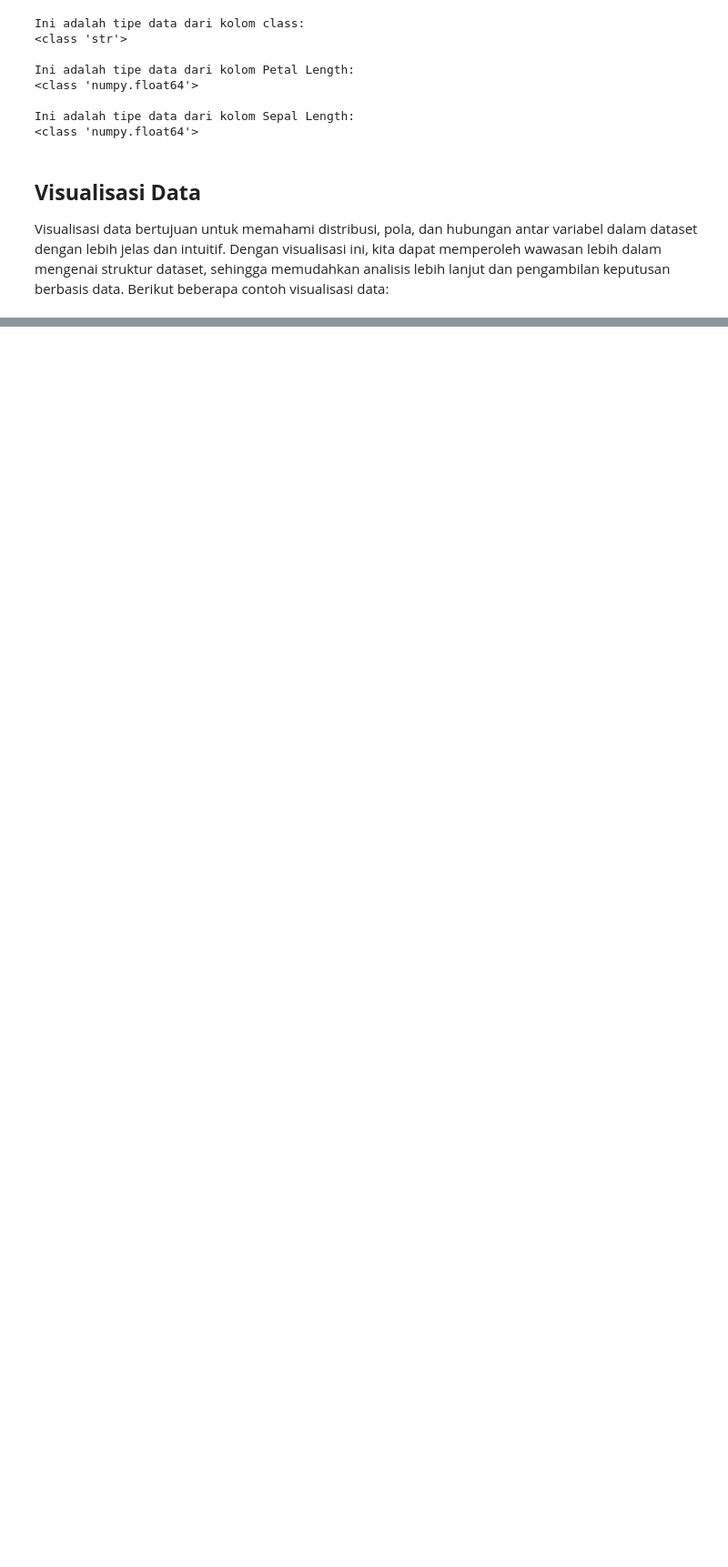
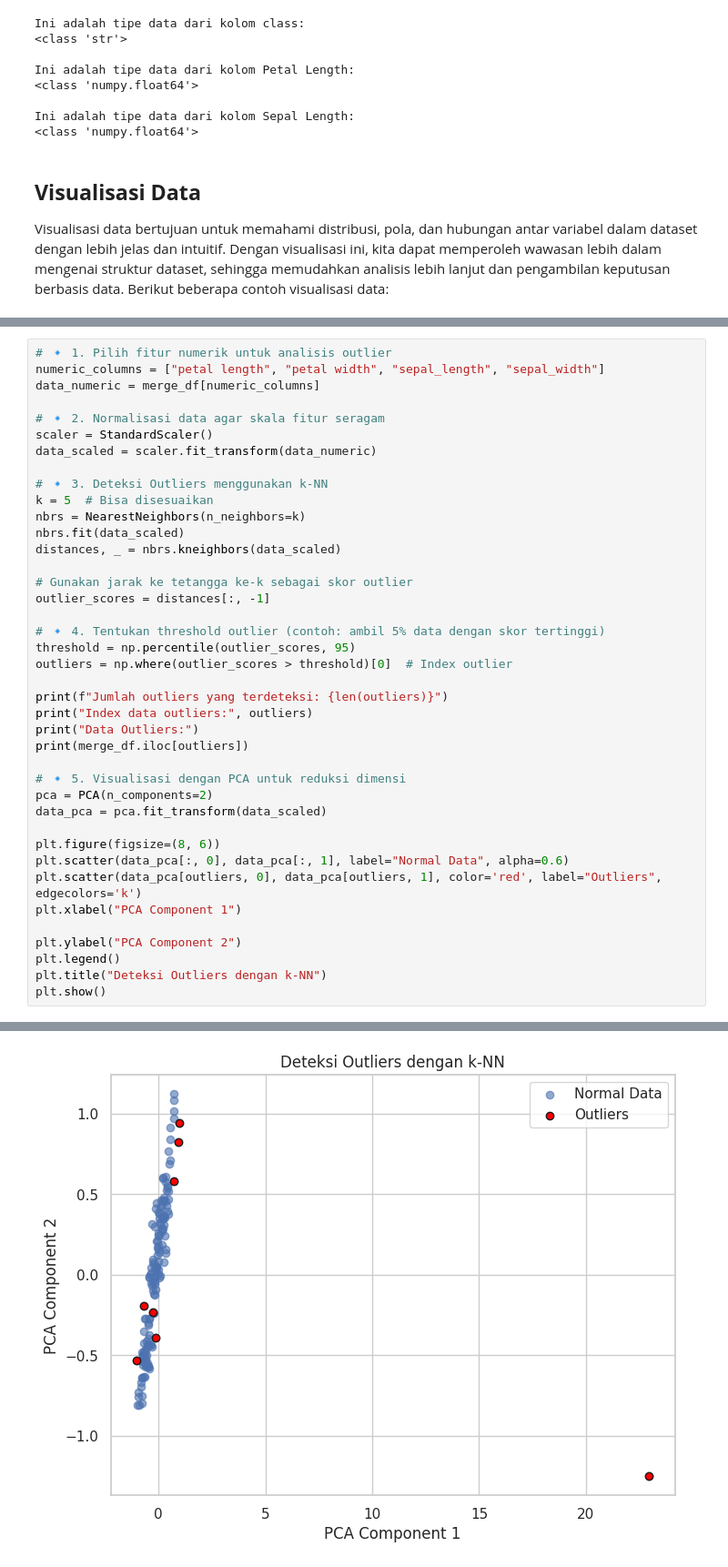
Before and after one commit to wildan2312/pendata, a Jupyter notebook: tugas/_build/html/_sources/tugas.ipynb, the cells around one changed output, grey strips where cells are left out. Shown at 91% size. Cells and saved outputs as stored; diff of their text form; blank space fills up the shorter version.

```diff
--- a/tugas/_build/html/_sources/tugas.ipynb
+++ b/tugas/_build/html/_sources/tugas.ipynb
@@ -386,0 +471,41 @@ plt.show()
+# %%
+# 🔹 1. Pilih fitur numerik untuk analisis outlier
+numeric_columns = ["petal length", "petal width", "sepal_length", "sepal_width"]
+data_numeric = merge_df[numeric_columns]
+
+# 🔹 2. Normalisasi data agar skala fitur seragam
+scaler = StandardScaler()
+data_scaled = scaler.fit_transform(data_numeric)
+
+# 🔹 3. Deteksi Outliers menggunakan k-NN
+k = 5  # Bisa disesuaikan
+nbrs = NearestNeighbors(n_neighbors=k)
+nbrs.fit(data_scaled)
+distances, _ = nbrs.kneighbors(data_scaled)
+
+# Gunakan jarak ke tetangga ke-k sebagai skor outlier
+outlier_scores = distances[:, -1]
+
+# 🔹 4. Tentukan threshold outlier (contoh: ambil 5% data dengan skor tertinggi)
+threshold = np.percentile(outlier_scores, 95)
+outliers = np.where(outlier_scores > threshold)[0]  # Index outlier
+
+print(f"Jumlah outliers yang terdeteksi: {len(outliers)}")
+print("Index data outliers:", outliers)
+print("Data Outliers:")
+print(merge_df.iloc[outliers])
+
+# 🔹 5. Visualisasi dengan PCA untuk reduksi dimensi
+pca = PCA(n_components=2)
+data_pca = pca.fit_transform(data_scaled)
+
+plt.figure(figsize=(8, 6))
+plt.scatter(data_pca[:, 0], data_pca[:, 1], label="Normal Data", alpha=0.6)
+plt.scatter(data_pca[outliers, 0], data_pca[outliers, 1], color='red', label="Outliers", edgecolors='k')
+plt.xlabel("PCA Component 1")
+
+plt.ylabel("PCA Component 2")
+plt.legend()
+plt.title("Deteksi Outliers dengan k-NN")
+plt.show()
+# %% [output]
@@ -386,0 +529 @@ plt.show()
+[figure, added]
```
Also changed, not shown: parts of 22 cells of this notebook, 29 other files.
